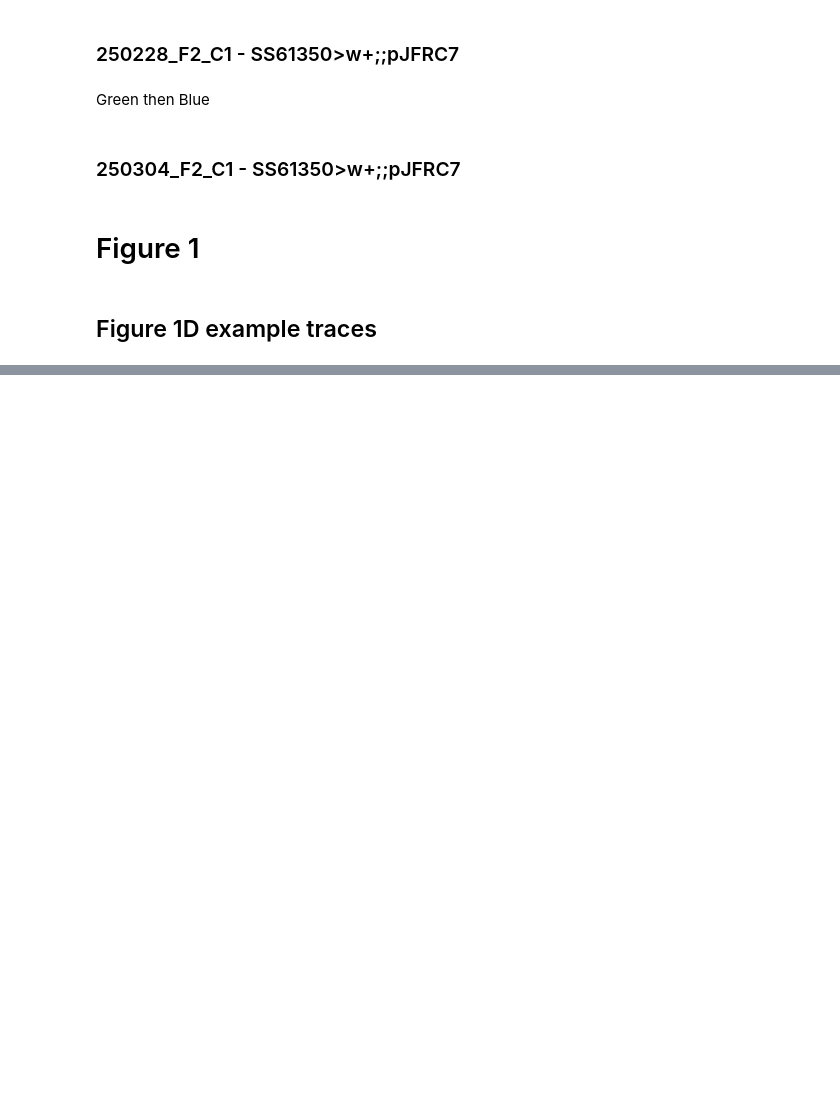
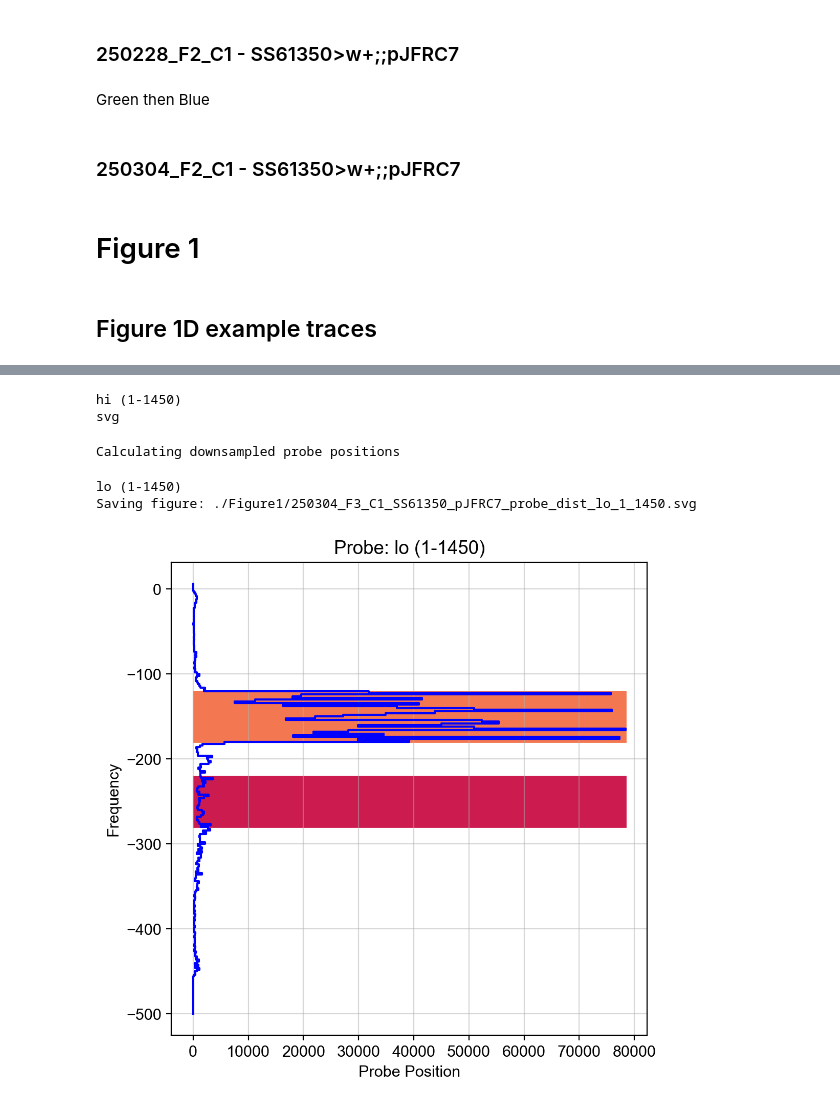
Before and after one commit to tony-azevedo/FlyLearning, a Jupyter notebook: opcond_Figure1_Figure2.ipynb, the cells around one changed output, grey strips where cells are left out. Saved outputs shown, nothing was run; the diff lists cells and outputs as text; code cells hidden in the pictures; blank space fills up the shorter version.

Commit message:
Adding sinqs. Need to get rid of the figure folders

```diff
--- a/opcond_Figure1_Figure2.ipynb
+++ b/opcond_Figure1_Figure2.ipynb
@@ -621,0 +635,3 @@ fig, ax = T.plot_probe_distribution()
+# %%
+T = Table('LEDFlashTriggerPiezoControl_250304_F3_C1_Table.parquet')
+T.fig_folder = './Figure1'
@@ -621,0 +644,20 @@ fig, ax = T.plot_probe_distribution()
+# %%
+df_filter = {'pyasState':'hi'}
+# total_counts, total_N, probe_bins = T.probe_position_distribution(binwidth=2,bin_min=-500,bin_max=10,filter=df_filter)
+fig, ax = T.plot_probe_distribution(binwidth=2,bin_min=-500,bin_max=10,filter=df_filter, fmt='svg', total_counts=total_counts,total_N=total_N,probe_bins=probe_bins)
+fig.canvas.draw()
+fig
+# %% [output]
+hi (1-1450)
+svg
+# %%
+df_filter = {'pyasState':'lo'}
+total_counts, total_N, probe_bins = T.probe_position_distribution(binwidth=2,bin_min=-500,bin_max=10,filter=df_filter)
+fig, ax = T.plot_probe_distribution(binwidth=2,bin_min=-500,bin_max=10,filter=df_filter, fmt='svg', total_counts=total_counts,total_N=total_N,probe_bins=probe_bins)
+fig.canvas.draw()
+fig
+# %% [output]
+Calculating downsampled probe positions
+lo (1-1450)
+Saving figure: ./Figure1/250304_F3_C1_SS61350_pJFRC7_probe_dist_lo_1_1450.svg
+[figure, added]
```
Also changed, not shown: parts of 14 cells of this notebook, 10 other files.
